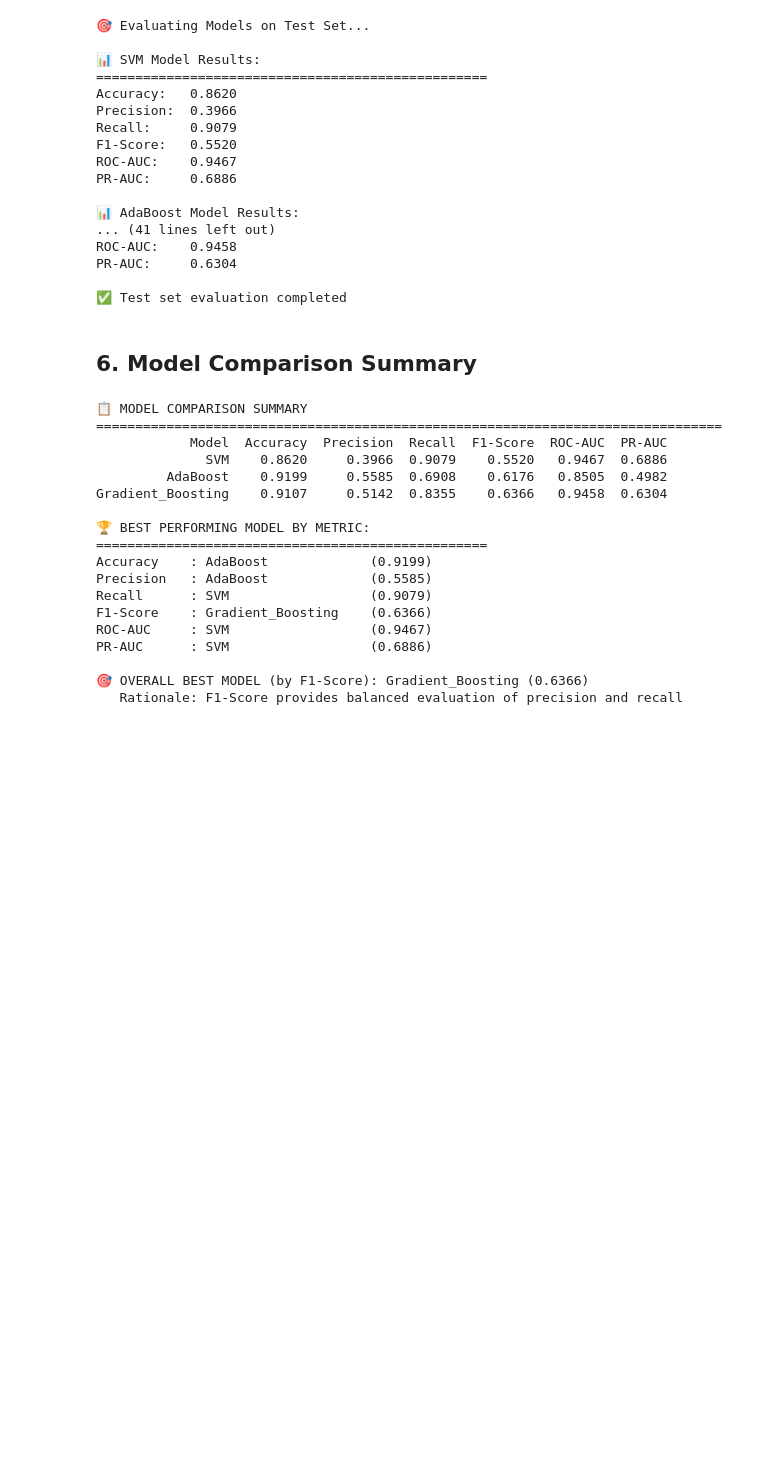
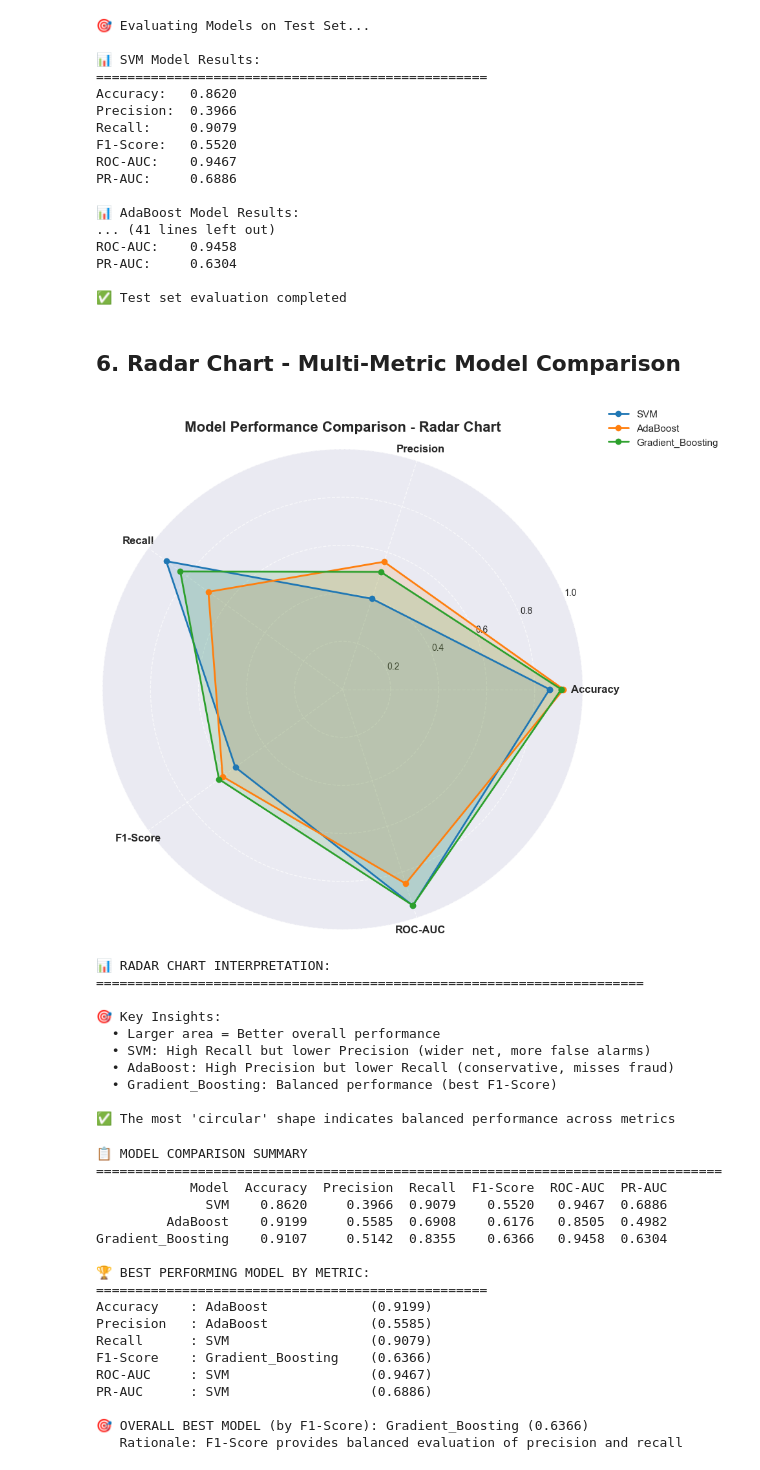
Before and after one commit to Ali-Tharwat/fraud_detection_project, a Jupyter notebook: notebooks/03_evaluation2.ipynb, the cells around one changed output. Cells and saved outputs as stored; diff of their text form; code cells hidden in the pictures; blank space fills up the shorter version.

Commit message:
finalized

```diff
--- a/notebooks/03_evaluation2.ipynb
+++ b/notebooks/03_evaluation2.ipynb
@@ -332,8 +332,84 @@ ROC-AUC:    0.9458
 PR-AUC:     0.6304
 
 ✅ Test set evaluation completed
-# %% [markdown]
-## 6. Model Comparison Summary
+# %% [markdown]
+## 6. Radar Chart - Multi-Metric Model Comparison
+# %%
+# Radar Chart for Model Comparison
+import matplotlib.pyplot as plt
+import numpy as np
+
+# Prepare data for radar chart
+categories = ['Accuracy', 'Precision', 'Recall', 'F1-Score', 'ROC-AUC']
+num_vars = len(categories)
+
+# Get values for each model
+model_names = list(test_results.keys())
+model_values = {}
+
+for name in model_names:
+    model_values[name] = [
+        test_results[name]['accuracy'],
+        test_results[name]['precision'],
+        test_results[name]['recall'],
+        test_results[name]['f1'],
+        test_results[name]['roc_auc'] if test_results[name]['roc_auc'] else 0
+    ]
+
+# Compute angle for each axis
+angles = np.linspace(0, 2 * np.pi, num_vars, endpoint=False).tolist()
+angles += angles[:1]  # Complete the circle
+
+# Create radar chart
+fig, ax = plt.subplots(figsize=(10, 10), subplot_kw=dict(projection='polar'))
+
+# Define colors for each model
+colors = ['#1f77b4', '#ff7f0e', '#2ca02c', '#d62728', '#9467bd']
+
+# Plot each model
+for idx, (name, values) in enumerate(model_values.items()):
+    values += values[:1]  # Complete the circle
+    ax.plot(angles, values, 'o-', linewidth=2, label=name, color=colors[idx % len(colors)])
+    ax.fill(angles, values, alpha=0.15, color=colors[idx % len(colors)])
+
+# Customize chart
+ax.set_xticks(angles[:-1])
+ax.set_xticklabels(categories, size=12, fontweight='bold')
+ax.set_ylim(0, 1)
+ax.set_yticks([0.2, 0.4, 0.6, 0.8, 1.0])
+ax.set_yticklabels(['0.2', '0.4', '0.6', '0.8', '1.0'], size=10)
+ax.grid(True, linestyle='--', alpha=0.7)
+ax.set_title('Model Performance Comparison - Radar Chart',
+             size=16, fontweight='bold', pad=20)
+
+# Add legend
+plt.legend(loc='upper right', bbox_to_anchor=(1.3, 1.1), fontsize=11)
+
+plt.tight_layout()
+plt.show()
+
+# Print interpretation
+print("\n📊 RADAR CHART INTERPRETATION:")
+print("=" * 70)
+print("\n🎯 Key Insights:")
+print(f"  • Larger area = Better overall performance")
+print(f"  • SVM: High Recall but lower Precision (wider net, more false alarms)")
+print(f"  • AdaBoost: High Precision but lower Recall (conservative, misses fraud)")
+print(f"  • Gradient_Boosting: Balanced performance (best F1-Score)")
+print(f"\n✅ The most 'circular' shape indicates balanced performance across metrics")
+print()  # Final print to avoid duplicates
+# %% [output]
+[figure, added]
+📊 RADAR CHART INTERPRETATION:
+======================================================================
+
+🎯 Key Insights:
+  • Larger area = Better overall performance
+  • SVM: High Recall but lower Precision (wider net, more false alarms)
+  • AdaBoost: High Precision but lower Recall (conservative, misses fraud)
+  • Gradient_Boosting: Balanced performance (best F1-Score)
+
+✅ The most 'circular' shape indicates balanced performance across metrics
 # %%
 # Create comparison DataFrame
 comparison_data = []
```
Also changed, not shown: 1 other file.
